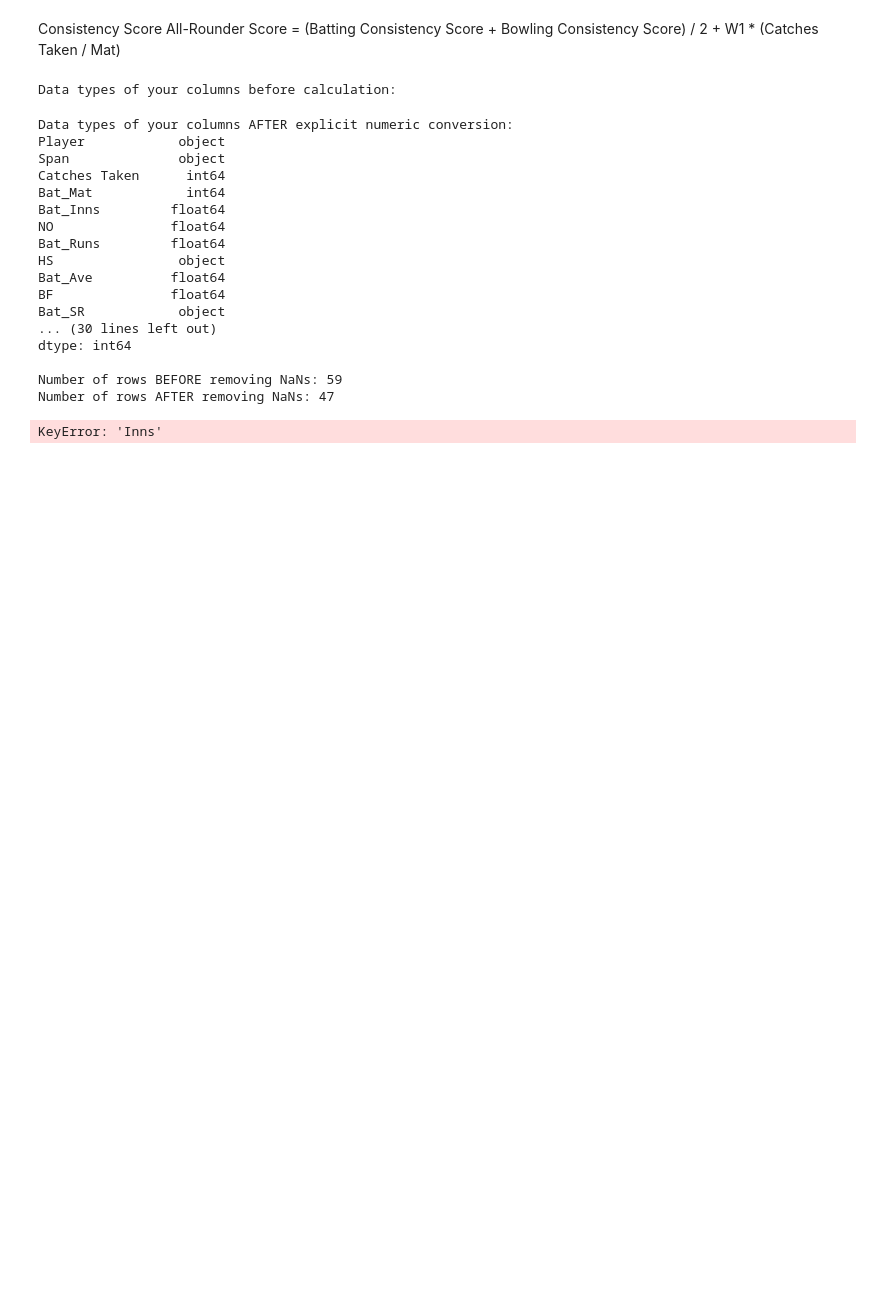
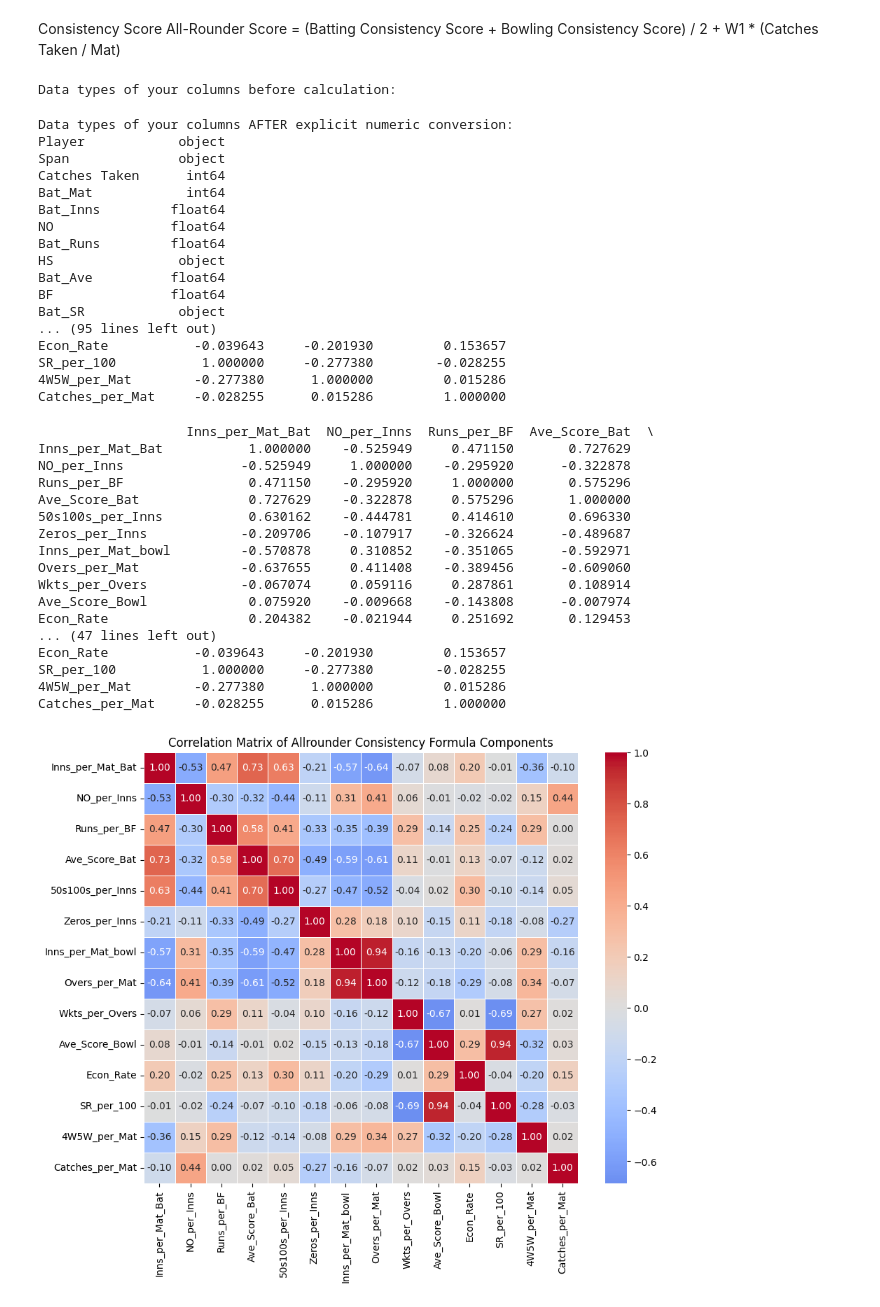
Before and after one commit to Siddharth2812/cricket-squad-selection, a Jupyter notebook: codes/Consistency/Allrounder.ipynb, the cells around one changed output. Drawn from its saved outputs; the diff is of its cells as text; code cells hidden in the pictures; blank space fills up the shorter version.

```diff
--- a/codes/Consistency/Allrounder.ipynb
+++ b/codes/Consistency/Allrounder.ipynb
@@ -123,6 +124,7 @@ component_columns = [
     'Inns_per_Mat_bowl',
     'Overs_per_Mat',
     'Wkts_per_Overs',
+    'Ave_Score_Bowl',
     'Econ_Rate',
     'SR_per_100',
     '4W5W_per_Mat',
@@ -148,9 +150,68 @@ HS                object
 Bat_Ave          float64
 BF               float64
 Bat_SR            object
-... (30 lines left out)
-dtype: int64
-
-Number of rows BEFORE removing NaNs: 59
-Number of rows AFTER removing NaNs: 47
+... (95 lines left out)
+Econ_Rate           -0.039643     -0.201930         0.153657
+SR_per_100           1.000000     -0.277380        -0.028255
+4W5W_per_Mat        -0.277380      1.000000         0.015286
+Catches_per_Mat     -0.028255      0.015286         1.000000
-KeyError: 'Inns'
+# %%
+import pandas as pd
+import numpy as np
+import matplotlib.pyplot as plt
+import seaborn as sns
+
+def analyze_allrounder_consistency_components(df_components):
+    features = [
+    'Inns_per_Mat_Bat',
+    'NO_per_Inns',
+    'Runs_per_BF',
+    'Ave_Score_Bat',
+    '50s100s_per_Inns',
+    'Zeros_per_Inns',
+    'Inns_per_Mat_bowl',
+    'Overs_per_Mat',
+    'Wkts_per_Overs',
+    'Ave_Score_Bowl',
+    'Econ_Rate',
+    'SR_per_100',
+    '4W5W_per_Mat',
+    'Catches_per_Mat'
+    ]
+    df_analysis = df_components[features].copy()  # Use .copy() to avoid SettingWithCopyWarning
+
+    # Replace infinities and NaN with 0 - Handle potential issues from calculations
+    df_analysis = df_analysis.replace([np.inf, -np.inf], 0)
+    df_analysis = df_analysis.fillna(0)
+
+    # Correlation Analysis
+    correlation_matrix = df_analysis.corr()
+    print(correlation_matrix)
+
+    plt.figure(figsize=(10, 8))
+    sns.heatmap(correlation_matrix, annot=True, cmap='coolwarm', center=0, fmt=".2f", linewidths=.5)  # Added fmt and linewidths for better readability
+    plt.title('Correlation Matrix of Allrounder Consistency Formula Components')
+    plt.show()
+
+    return df_analysis
+# %%
+analyzed_df = analyze_allrounder_consistency_components(calculations_with_data)
+# %% [output]
+                   Inns_per_Mat_Bat  NO_per_Inns  Runs_per_BF  Ave_Score_Bat  \
+Inns_per_Mat_Bat           1.000000    -0.525949     0.471150       0.727629
+NO_per_Inns               -0.525949     1.000000    -0.295920      -0.322878
+Runs_per_BF                0.471150    -0.295920     1.000000       0.575296
+Ave_Score_Bat              0.727629    -0.322878     0.575296       1.000000
+50s100s_per_Inns           0.630162    -0.444781     0.414610       0.696330
+Zeros_per_Inns            -0.209706    -0.107917    -0.326624      -0.489687
+Inns_per_Mat_bowl         -0.570878     0.310852    -0.351065      -0.592971
+Overs_per_Mat             -0.637655     0.411408    -0.389456      -0.609060
+Wkts_per_Overs            -0.067074     0.059116     0.287861       0.108914
+Ave_Score_Bowl             0.075920    -0.009668    -0.143808      -0.007974
+Econ_Rate                  0.204382    -0.021944     0.251692       0.129453
+... (47 lines left out)
+Econ_Rate           -0.039643     -0.201930         0.153657
+SR_per_100           1.000000     -0.277380        -0.028255
+4W5W_per_Mat        -0.277380      1.000000         0.015286
+Catches_per_Mat     -0.028255      0.015286         1.000000
+[figure, added]
```
Also changed, not shown: parts of 4 cells of this notebook, 2 other files.
